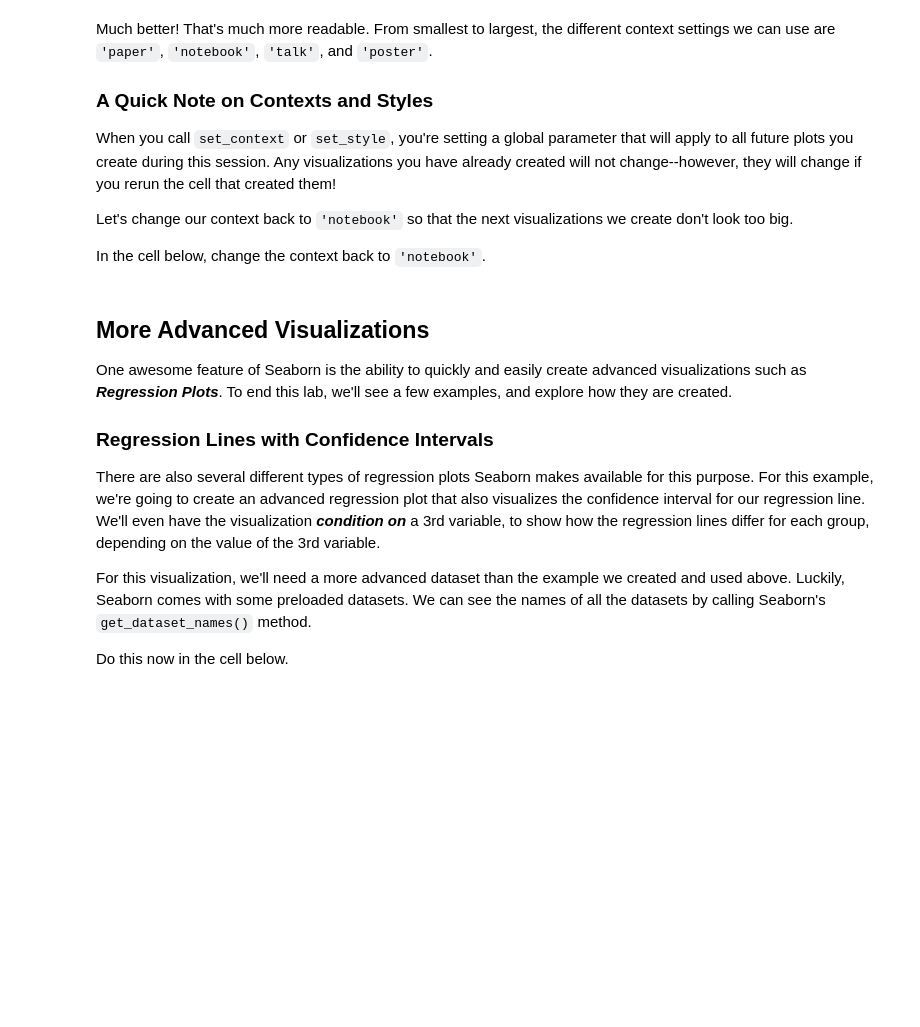
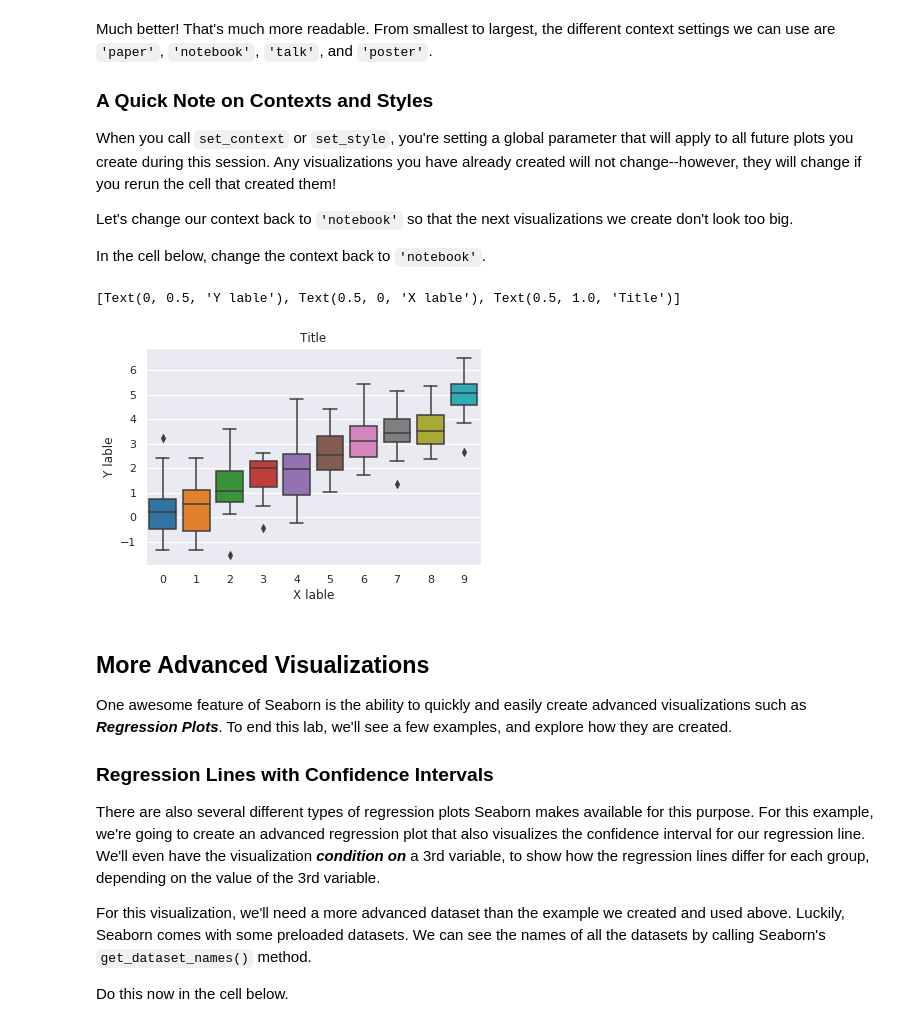
Before and after one commit to JayTGraham/dsc-enterprise-chevron-seaborn-lab-chevron-dataeng-100419, a Jupyter notebook: index.ipynb, the cells around one changed output. Cells and saved outputs as stored; diff of their text form; code cells hidden in the pictures; blank space fills up the shorter version.

```diff
--- a/index.ipynb
+++ b/index.ipynb
@@ -132,3 +130,10 @@ In the cell below, change the context back to `'notebook'`.
+# %%
+# Your code here
+sns.set_context('notebook')
+sns.boxplot(data=data).set(xlabel='X lable', ylabel='Y lable', title='Title')
+# %% [output]
+[Text(0, 0.5, 'Y lable'), Text(0.5, 0, 'X lable'), Text(0.5, 1.0, 'Title')]
+[figure, added]
 # %% [markdown]
 ## More Advanced Visualizations
 
```
Also changed, not shown: parts of 2 cells of this notebook.
